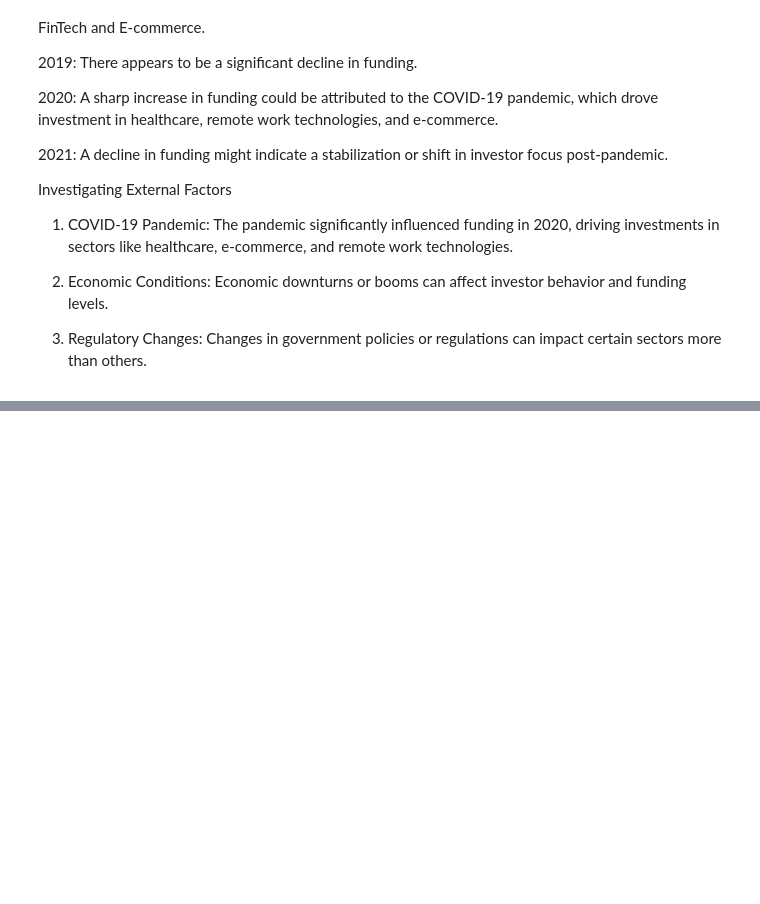
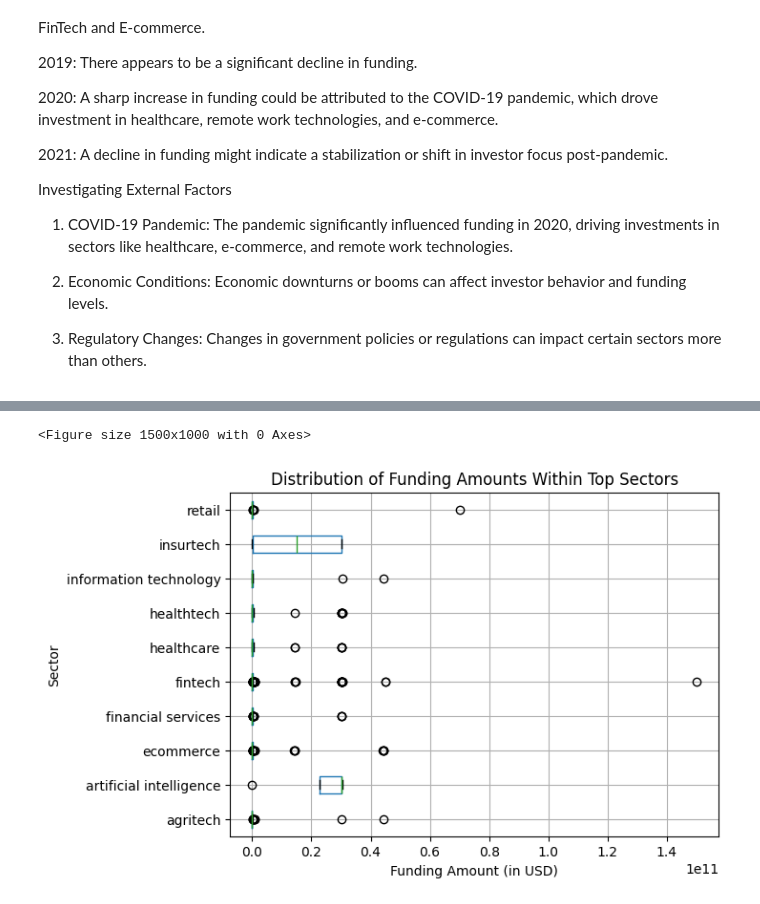
Before and after one commit to MillicentAgyir/Team-Belize-Live-Project-1, a Jupyter notebook: Notebooks/my_notebook.ipynb, the cells around one changed output, grey strips where cells are left out. Cells and saved outputs as stored; diff of their text form; code cells hidden in the pictures; blank space fills up the shorter version.

```diff
--- a/Notebooks/my_notebook.ipynb
+++ b/Notebooks/my_notebook.ipynb
@@ -803,0 +903,16 @@ Investigating External Factors
+# %%
+
+# Normalize the sector names by converting to lowercase
+combined_data['Sector'] = combined_data['Sector'].str.lower()
+combined_data['Sector'] = combined_data['Sector'].str.replace('health care', 'healthcare')
+combined_data['Sector'] = combined_data['Sector'].str.replace('e-commerce', 'ecommerce')
+
+# Calculate mean, median, and range of funding amounts for each sector
+sector_stats = combined_data.groupby('Sector')['Amount'].agg(['mean', 'median', 'min', 'max']).reset_index()
+sector_stats['range'] = sector_stats['max'] - sector_stats['min']
+
+# Sort sectors by mean funding amount
+sector_stats = sector_stats.sort_values(by='mean', ascending=False).reset_index(drop=True)
+
+# Display the statistics for the top sectors
+sector_stats.head(10)
@@ -803,0 +931,16 @@ Investigating External Factors
+# %%
+# Filter top sectors for visualization (e.g., top 10 by total funding)
+top_sectors = sector_funding['Sector'].head(10)
+
+# Plot box plots for the top sectors
+plt.figure(figsize=(15, 10))
+combined_data_top_sectors = combined_data[combined_data['Sector'].isin(top_sectors)]
+combined_data_top_sectors.boxplot(column='Amount', by='Sector', vert=False)
+plt.title('Distribution of Funding Amounts Within Top Sectors')
+plt.suptitle('')  # Suppress the default title to avoid duplication
+plt.xlabel('Funding Amount (in USD)')
+plt.ylabel('Sector')
+plt.show()
+# %% [output]
+<Figure size 1500x1000 with 0 Axes>
+[figure, added]
```
Also changed, not shown: parts of 16 cells of this notebook.
